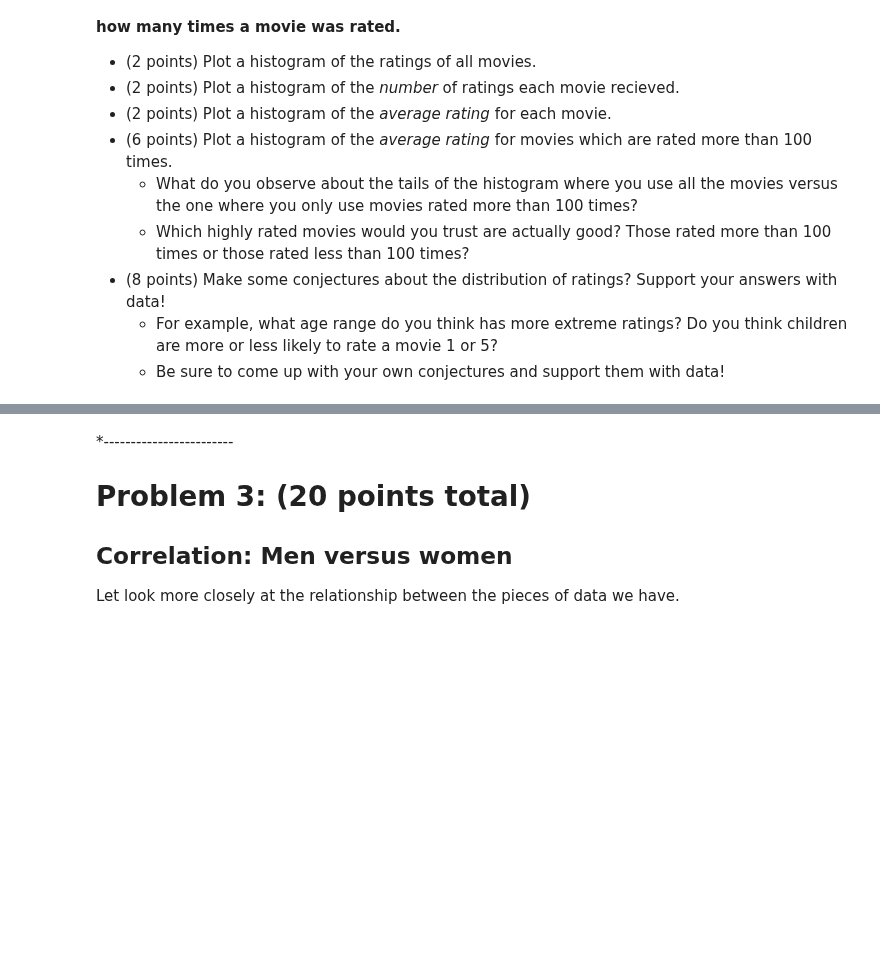
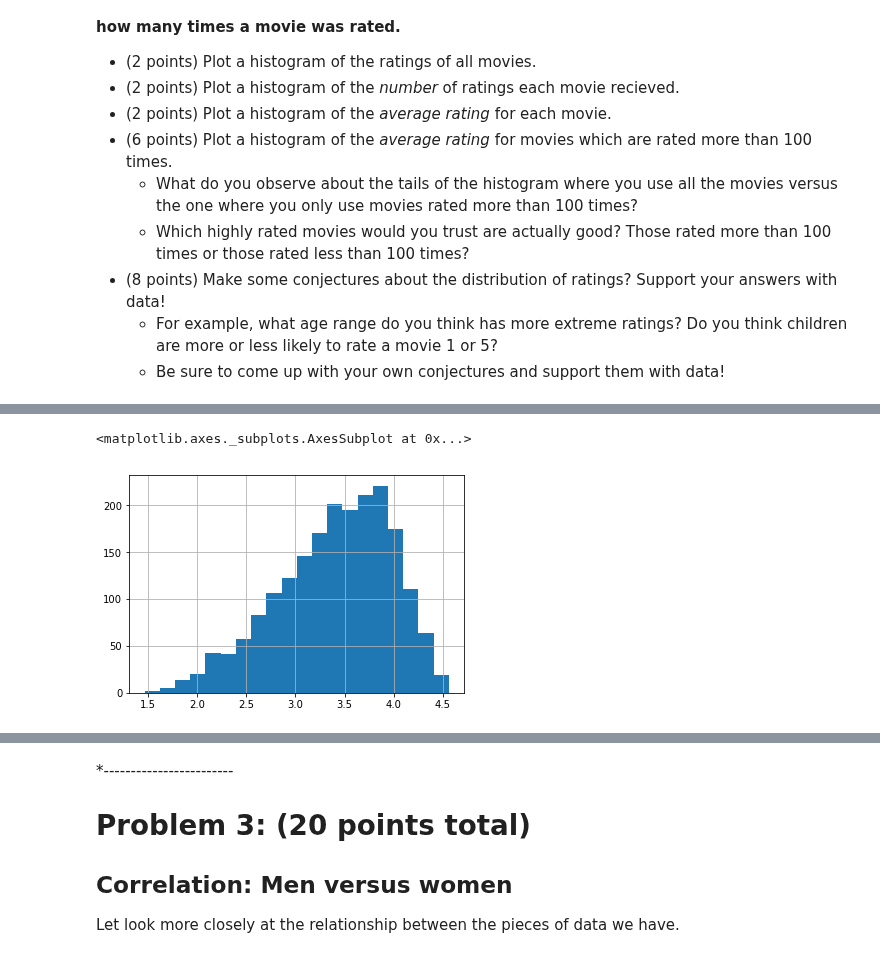
Before and after one commit to tianhaopx/Case-Study-of-Data-Science, a Jupyter notebook: CaseStudy2/CaseStudy2.ipynb, the cells around one changed output, grey strips where cells are left out. Cells and saved outputs as stored; diff of their text form; code cells hidden in the pictures; blank space fills up the shorter version.

```diff
--- a/CaseStudy2/CaseStudy2.ipynb
+++ b/CaseStudy2/CaseStudy2.ipynb
@@ -276,0 +300,8 @@ X.plot()
+# %%
+# Plot a histogram of the average rating for movies which are rated more than 100 times.
+index = rating_times.index[rating_times > 100]
+result_movies = mean_ratings[index]
+result_movies.hist(bins = 20)
+# %% [output]
+<matplotlib.axes._subplots.AxesSubplot at 0x...>
+[figure, added]
```
Also changed, not shown: parts of 7 cells of this notebook.
